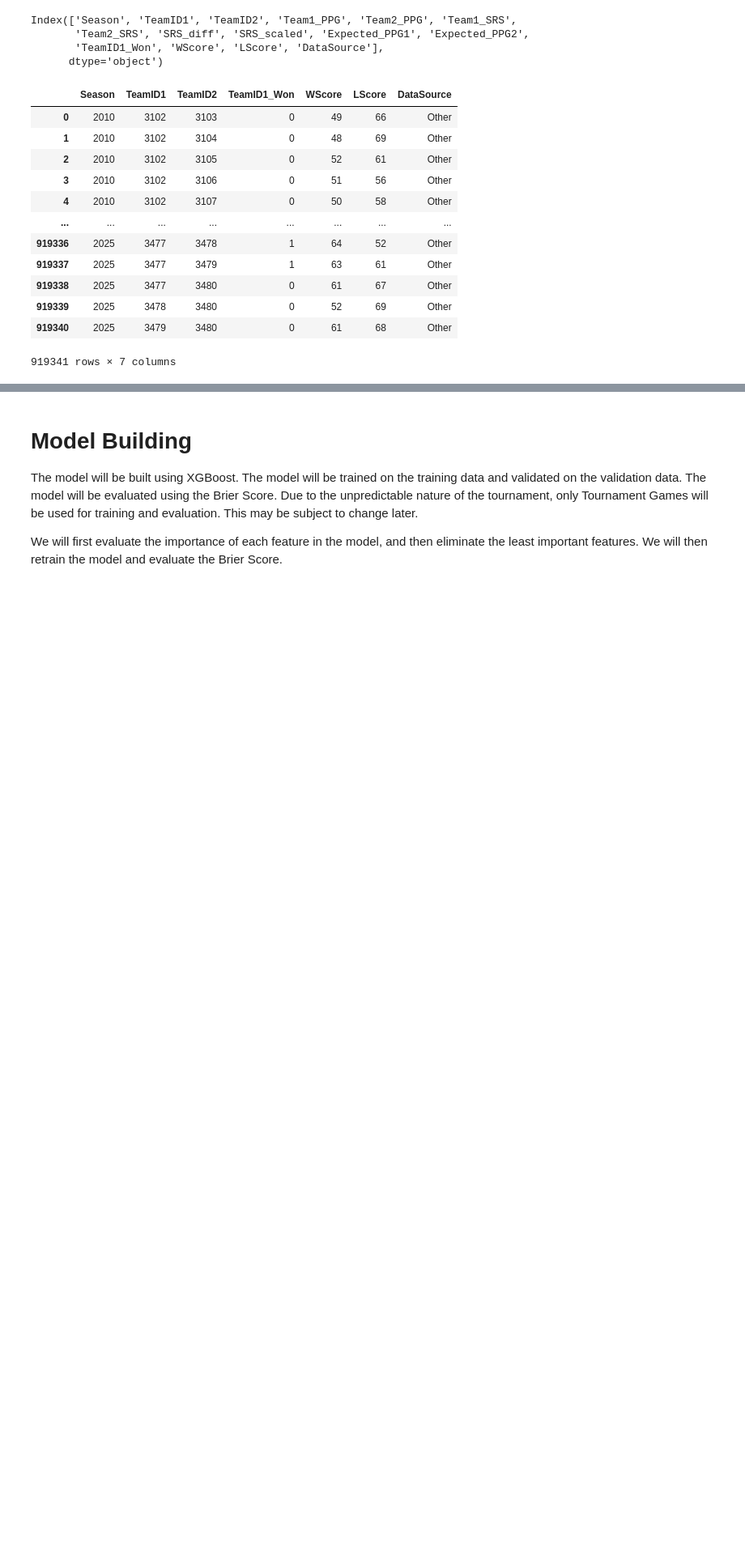
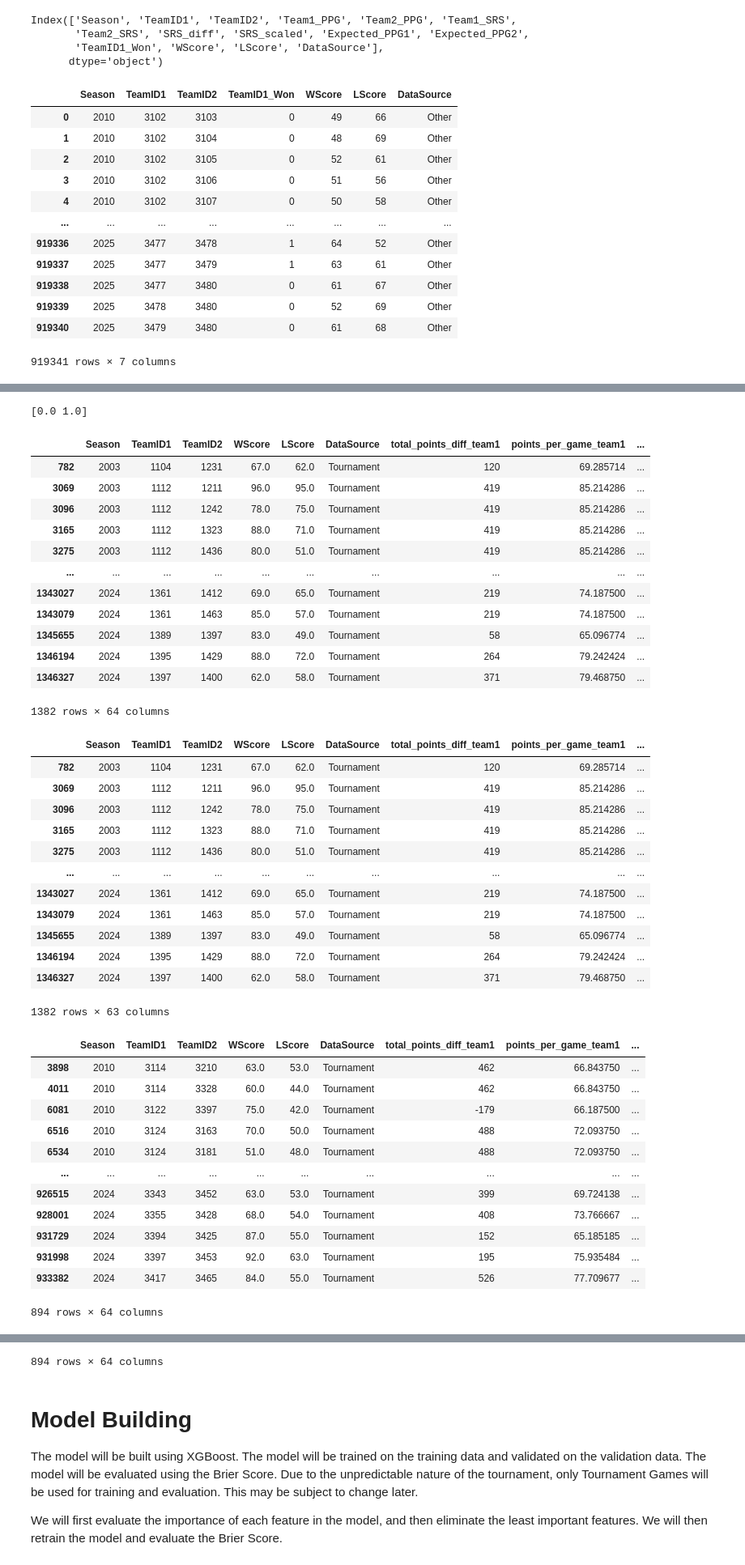
Before and after one commit to hgc2024/March_Madness_2025_Kaggle, a Jupyter notebook: source_jupyter.ipynb, the cells around one changed output, grey strips where cells are left out. Shown at 81% size. Cells and saved outputs as stored; diff of their text form; code cells hidden in the pictures; blank space fills up the shorter version.

```diff
--- a/source_jupyter.ipynb
+++ b/source_jupyter.ipynb
@@ -130,14 +130,3 @@ Women's tournament teams
 4    1998    3108       swac
 # %% [markdown]
 # Exploratory Data Analysis
-# %%
-def get_seed(df: pd.DataFrame) -> pd.DataFrame:
-    df['seed'] = df['Seed'].apply(lambda x: int(x[1:3]))
-    df.drop(columns=['Seed'], inplace=True)
-    return df
-
-seeding_by_season_m = get_seed(seeding_m)
-seeding_by_season_w = get_seed(seeding_w)
-
-print(seeding_by_season_m.head())
-print(seeding_by_season_w.head())
@@ -932,8 +882,8 @@ def merge_all_results(tourney_df: pd.DataFrame, regular_df: pd.DataFrame, other_
 
     print(merged_df.columns)
 
-    merged_df['seed_team1'].fillna(16, inplace=True)
-    merged_df['seed_team2'].fillna(16, inplace=True)
+    merged_df['Seed_team1'].fillna('W16', inplace=True)
+    merged_df['Seed_team2'].fillna('W16', inplace=True)
 
     dropped_columns = ['TeamID_x', 'total_points_scored_team1', 'TeamID_y', 'total_points_scored_team2']
 
@@ -1044,0 +1004,6 @@ For example, when doing 'df[col].method(value, inplace=True)', try using 'df.met
+# %%
+year = 2025
+mensTeamSeeds_df = pd.read_csv(r"C:\Users\henry-cao-local\Desktop\Self_Learning\Kaggle\March_Machine_Learning_Mania_2025\data_updated\MNCAATourneySeeds.csv")
+mensTeamSeeds2025_df = mensTeamSeeds_df.iloc[[x == year for x in mensTeamSeeds_df['Season']]]
+womensTeamSeeds_df = pd.read_csv(r"C:\Users\henry-cao-local\Desktop\Self_Learning\Kaggle\March_Machine_Learning_Mania_2025\data_updated\WNCAATourneySeeds.csv")
+womensTeamSeeds2025_df = womensTeamSeeds_df.iloc[[x == year for x in womensTeamSeeds_df['Season']]]
@@ -1044,0 +1197,57 @@ For example, when doing 'df[col].method(value, inplace=True)', try using 'df.met
+# %%
+# Print unique values of target variable
+print(augmented_df_m['target'].unique())
+
+# Display only Tourney teams in augmented_df
+tourney_teams_m = augmented_df_m[augmented_df_m['DataSource'] == 'Tournament']
+display(tourney_teams_m)
+
+combined_tourney_teams_m = combined_df_m[combined_df_m['DataSource'] == 'Tournament']
+display(combined_tourney_teams_m)
+
+tourney_teams_w = augmented_df_w[augmented_df_w['DataSource'] == 'Tournament']
+display(tourney_teams_w)
+
+combined_tourney_teams_w = combined_df_w[combined_df_w['DataSource'] == 'Tournament']
+display(combined_tourney_teams_w)
+# %% [output]
+[0.0 1.0]
+|  | Season | TeamID1 | TeamID2 | WScore | LScore | DataSource | total_points_diff_team1 | points_per_game_team1 | ... |
+| 782 | 2003 | 1104 | 1231 | 67.0 | 62.0 | Tournament | 120 | 69.285714 | ... |
+| 3069 | 2003 | 1112 | 1211 | 96.0 | 95.0 | Tournament | 419 | 85.214286 | ... |
+| 3096 | 2003 | 1112 | 1242 | 78.0 | 75.0 | Tournament | 419 | 85.214286 | ... |
+| 3165 | 2003 | 1112 | 1323 | 88.0 | 71.0 | Tournament | 419 | 85.214286 | ... |
+| 3275 | 2003 | 1112 | 1436 | 80.0 | 51.0 | Tournament | 419 | 85.214286 | ... |
+| ... | ... | ... | ... | ... | ... | ... | ... | ... | ... |
+| 1343027 | 2024 | 1361 | 1412 | 69.0 | 65.0 | Tournament | 219 | 74.187500 | ... |
+| 1343079 | 2024 | 1361 | 1463 | 85.0 | 57.0 | Tournament | 219 | 74.187500 | ... |
+| 1345655 | 2024 | 1389 | 1397 | 83.0 | 49.0 | Tournament | 58 | 65.096774 | ... |
+| 1346194 | 2024 | 1395 | 1429 | 88.0 | 72.0 | Tournament | 264 | 79.242424 | ... |
+| 1346327 | 2024 | 1397 | 1400 | 62.0 | 58.0 | Tournament | 371 | 79.468750 | ... |
+1382 rows × 64 columns
+|  | Season | TeamID1 | TeamID2 | WScore | LScore | DataSource | total_points_diff_team1 | points_per_game_team1 | ... |
+| 782 | 2003 | 1104 | 1231 | 67.0 | 62.0 | Tournament | 120 | 69.285714 | ... |
+| 3069 | 2003 | 1112 | 1211 | 96.0 | 95.0 | Tournament | 419 | 85.214286 | ... |
+| 3096 | 2003 | 1112 | 1242 | 78.0 | 75.0 | Tournament | 419 | 85.214286 | ... |
+| 3165 | 2003 | 1112 | 1323 | 88.0 | 71.0 | Tournament | 419 | 85.214286 | ... |
+| 3275 | 2003 | 1112 | 1436 | 80.0 | 51.0 | Tournament | 419 | 85.214286 | ... |
+| ... | ... | ... | ... | ... | ... | ... | ... | ... | ... |
+| 1343027 | 2024 | 1361 | 1412 | 69.0 | 65.0 | Tournament | 219 | 74.187500 | ... |
+| 1343079 | 2024 | 1361 | 1463 | 85.0 | 57.0 | Tournament | 219 | 74.187500 | ... |
+| 1345655 | 2024 | 1389 | 1397 | 83.0 | 49.0 | Tournament | 58 | 65.096774 | ... |
+| 1346194 | 2024 | 1395 | 1429 | 88.0 | 72.0 | Tournament | 264 | 79.242424 | ... |
+| 1346327 | 2024 | 1397 | 1400 | 62.0 | 58.0 | Tournament | 371 | 79.468750 | ... |
+1382 rows × 63 columns
+|  | Season | TeamID1 | TeamID2 | WScore | LScore | DataSource | total_points_diff_team1 | points_per_game_team1 | ... |
+| 3898 | 2010 | 3114 | 3210 | 63.0 | 53.0 | Tournament | 462 | 66.843750 | ... |
+| 4011 | 2010 | 3114 | 3328 | 60.0 | 44.0 | Tournament | 462 | 66.843750 | ... |
+| 6081 | 2010 | 3122 | 3397 | 75.0 | 42.0 | Tournament | -179 | 66.187500 | ... |
+| 6516 | 2010 | 3124 | 3163 | 70.0 | 50.0 | Tournament | 488 | 72.093750 | ... |
+| 6534 | 2010 | 3124 | 3181 | 51.0 | 48.0 | Tournament | 488 | 72.093750 | ... |
+| ... | ... | ... | ... | ... | ... | ... | ... | ... | ... |
+| 926515 | 2024 | 3343 | 3452 | 63.0 | 53.0 | Tournament | 399 | 69.724138 | ... |
+| 928001 | 2024 | 3355 | 3428 | 68.0 | 54.0 | Tournament | 408 | 73.766667 | ... |
+| 931729 | 2024 | 3394 | 3425 | 87.0 | 55.0 | Tournament | 152 | 65.185185 | ... |
+| 931998 | 2024 | 3397 | 3453 | 92.0 | 63.0 | Tournament | 195 | 75.935484 | ... |
+| 933382 | 2024 | 3417 | 3465 | 84.0 | 55.0 | Tournament | 526 | 77.709677 | ... |
+894 rows × 64 columns
@@ -1045,3 +1266,4 @@ For example, when doing 'df[col].method(value, inplace=True)', try using 'df.met
+894 rows × 64 columns
 # %% [markdown]
 # Model Building
 
```
Also changed, not shown: parts of 11 cells of this notebook, 3 other files.
